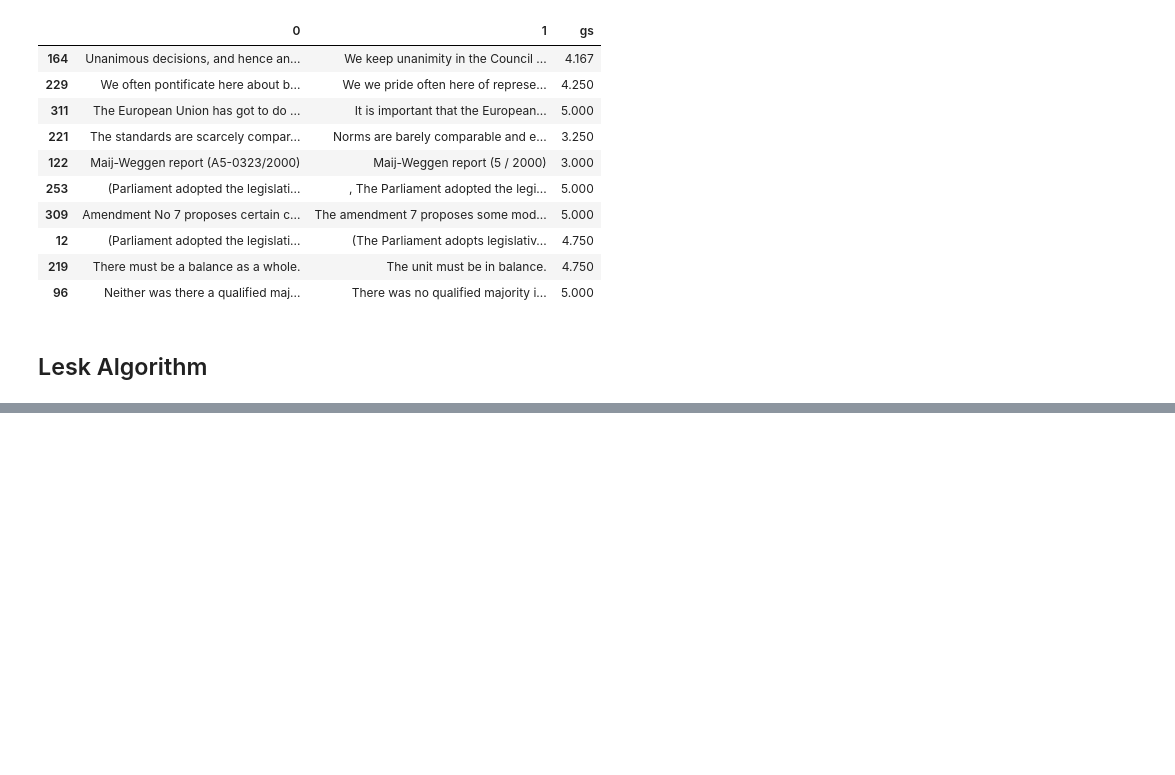
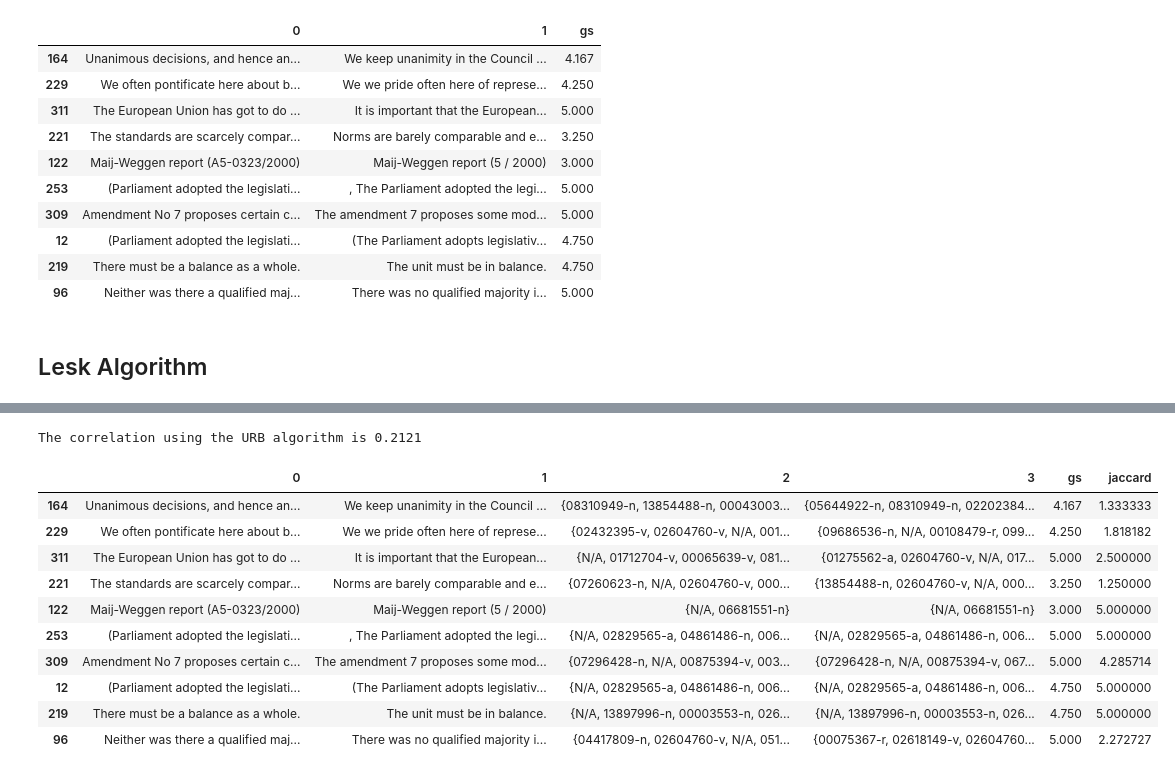
Before and after one commit to BecTome/UPC_MasterArtificialIntelligence, a Jupyter notebook: IHLT/Labs/Lab6_Word_Disambiguation/exercise6_JavierGonzalezBejar_AlbertoBecerraTome.ipynb, the cells around one changed output, grey strips where cells are left out. Cells and saved outputs as stored; diff of their text form; code cells hidden in the pictures; blank space fills up the shorter version.

```diff
--- a/IHLT/Labs/Lab6_Word_Disambiguation/exercise6_JavierGonzalezBejar_AlbertoBecerraTome.ipynb
+++ b/IHLT/Labs/Lab6_Word_Disambiguation/exercise6_JavierGonzalezBejar_AlbertoBecerraTome.ipynb
@@ -722,0 +728,18 @@ HTTPError: 401 Client Error:  for url: http://frodo.lsi.upc.edu:8080/TextWS/text
+# %%
+corrcoef = pearsonr(df['gs'], df['jaccard'])[0]
+print(f"The correlation using the UKB algorithm is {corrcoef:.4f}")
+
+df
+# %% [output]
+The correlation using the URB algorithm is 0.2121
+|  | 0 | 1 | 2 | 3 | gs | jaccard |
+| 164 | Unanimous decisions, and hence an... | We keep unanimity in the Council ... | {08310949-n, 13854488-n, 00043003... | {05644922-n, 08310949-n, 02202384... | 4.167 | 1.333333 |
+| 229 | We often pontificate here about b... | We we pride often here of represe... | {02432395-v, 02604760-v, N/A, 001... | {09686536-n, N/A, 00108479-r, 099... | 4.250 | 1.818182 |
+| 311 | The European Union has got to do ... | It is important that the European... | {N/A, 01712704-v, 00065639-v, 081... | {01275562-a, 02604760-v, N/A, 017... | 5.000 | 2.500000 |
+| 221 | The standards are scarcely compar... | Norms are barely comparable and e... | {07260623-n, N/A, 02604760-v, 000... | {13854488-n, 02604760-v, N/A, 000... | 3.250 | 1.250000 |
+| 122 | Maij-Weggen report (A5-0323/2000) | Maij-Weggen report (5 / 2000) | {N/A, 06681551-n} | {N/A, 06681551-n} | 3.000 | 5.000000 |
+| 253 | (Parliament adopted the legislati... | , The Parliament adopted the legi... | {N/A, 02829565-a, 04861486-n, 006... | {N/A, 02829565-a, 04861486-n, 006... | 5.000 | 5.000000 |
+| 309 | Amendment No 7 proposes certain c... | The amendment 7 proposes some mod... | {07296428-n, N/A, 00875394-v, 003... | {07296428-n, N/A, 00875394-v, 067... | 5.000 | 4.285714 |
+| 12 | (Parliament adopted the legislati... | (The Parliament adopts legislativ... | {N/A, 02829565-a, 04861486-n, 006... | {N/A, 02829565-a, 04861486-n, 006... | 4.750 | 5.000000 |
+| 219 | There must be a balance as a whole. | The unit must be in balance. | {N/A, 13897996-n, 00003553-n, 026... | {N/A, 13897996-n, 00003553-n, 026... | 4.750 | 5.000000 |
+| 96 | Neither was there a qualified maj... | There was no qualified majority i... | {04417809-n, 02604760-v, N/A, 051... | {00075367-r, 02618149-v, 02604760... | 5.000 | 2.272727 |
```
Also changed, not shown: parts of 2 cells of this notebook.
